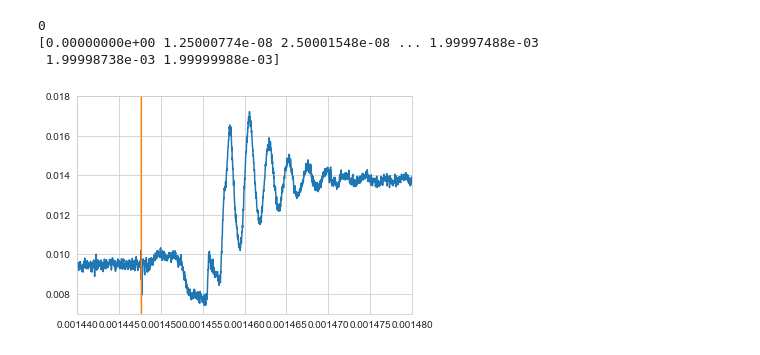
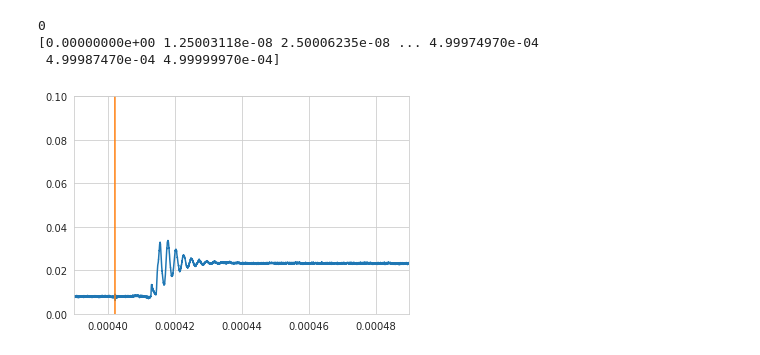
Before and after one commit to melmatt7/dmd_control, a Jupyter notebook: DMDController/PythonUtilities/plotting_latency.ipynb, the cells around one changed output. Saved outputs shown, nothing was run; the diff lists cells and outputs as text; code cells hidden in the pictures.

Commit message:
plot processing

```diff
--- a/DMDController/PythonUtilities/plotting_latency.ipynb
+++ b/DMDController/PythonUtilities/plotting_latency.ipynb
@@ -10,4 +10,5 @@ from scipy.io import loadmat  # this is the SciPy module that loads mat-files
 # for tutorials look here: https://seaborn.pydata.org/tutorial.html
 
 sns.set_style("whitegrid")
-path = "../../../picoscope/latency/"
+path = "../../raw_results/picoscope/latency/"
+step = 1e-4
@@ -14,21 +100,21 @@ path = "../../../picoscope/latency/"
 # %%
-name = "100_single"
+name = "1k_dual"
 file = path + name + ".mat"
 
 data = loadmat(file_name=file)
 
 print(int(data["Tstart"][0][0]))
 
 time = np.linspace(data["Tstart"][0][0],data["Length"][0][0]*data["Tinterval"][0][0],int(data["Length"][0][0]))
 print(time)
-plt.ylim(0.007,0.018)
-plt.xlim(1.44e-3, 1.48e-3)
+plt.ylim(0.00,0.1)
+plt.xlim(3.9e-4, 3.9e-4+step)
 plt.plot(time, data["A"])
 plt.plot(time, data["C"])
 plt.savefig(name+".svg")
 plt.show()
 # %% [output]
 0
-[0.00000000e+00 1.25000774e-08 2.50001548e-08 ... 1.99997488e-03
- 1.99998738e-03 1.99999988e-03]
+[0.00000000e+00 1.25003118e-08 2.50006235e-08 ... 4.99974970e-04
+ 4.99987470e-04 4.99999970e-04]
-[figure, old version]
+[figure, new version]
```
Also changed, not shown: parts of 21 cells of this notebook, 31 other files.
